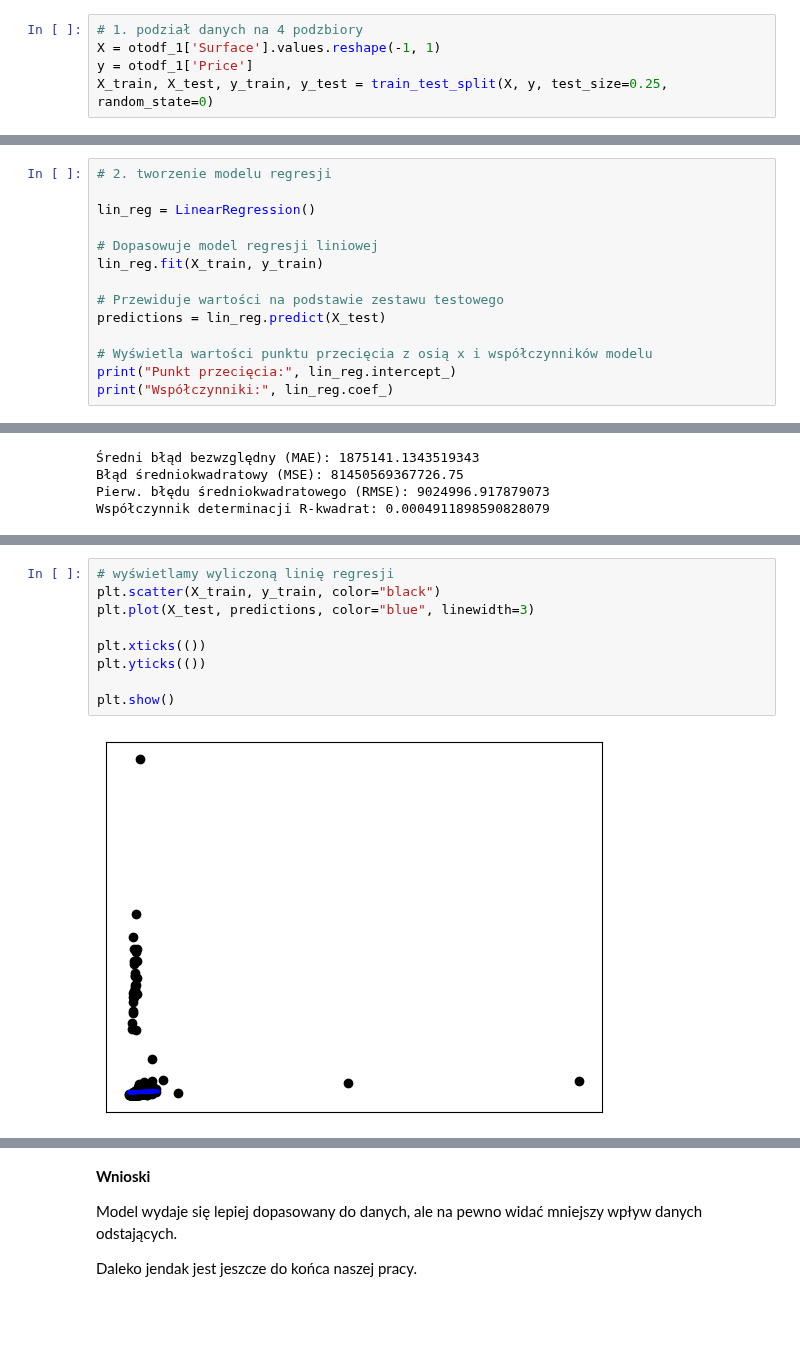
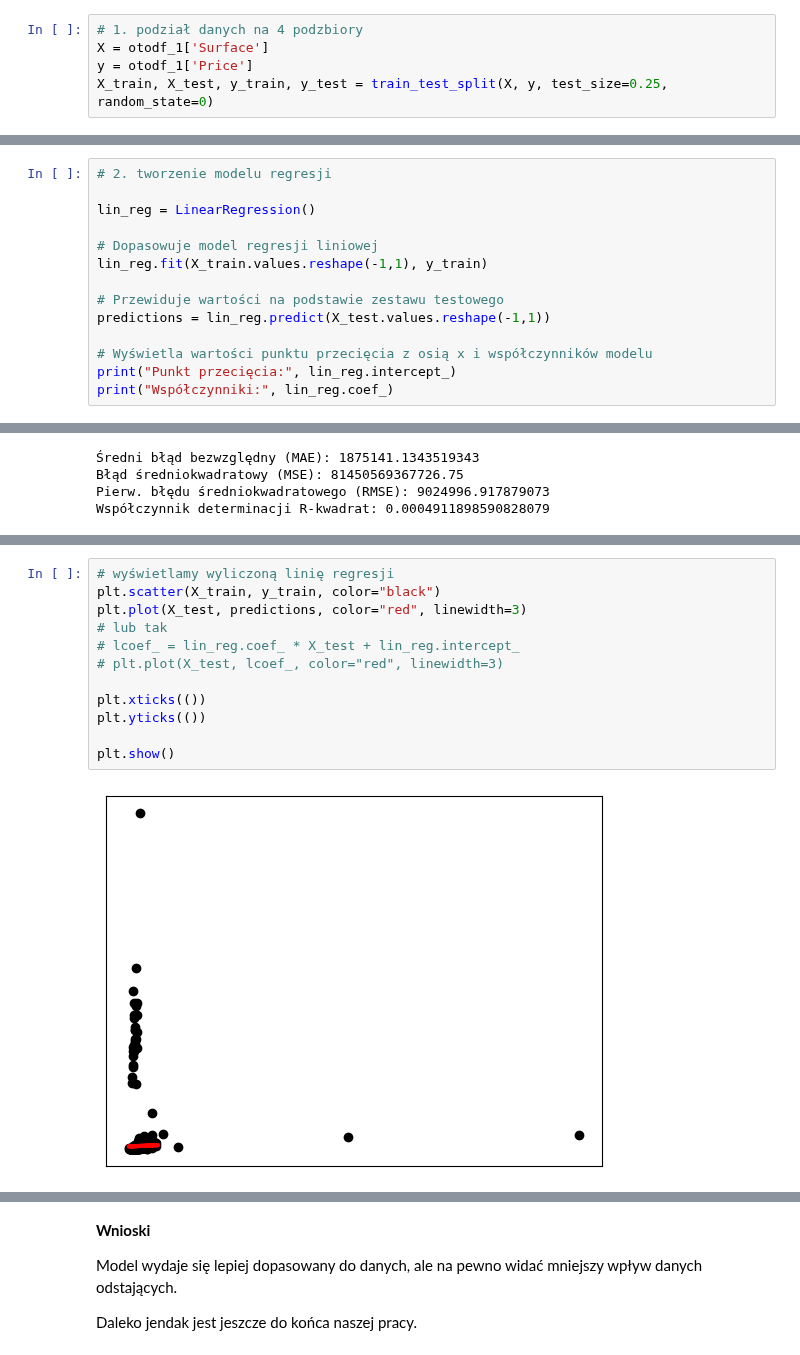
Before and after one commit to hdauharukava/swps-metody-analizy-danych, a Jupyter notebook: lab_12/lab_12.ipynb, the cells around one changed output, grey strips where cells are left out. Drawn from its saved outputs; the diff is of its cells as text; blank space fills up the shorter version.

```diff
--- a/lab_12/lab_12.ipynb
+++ b/lab_12/lab_12.ipynb
@@ -222,7 +222,7 @@ Te wartości spróbujemy wykorzystać później do porównania jakości różnyc
 Wykorzystując biblioteke `scikit-learn` stworzymy model regresji dla naszego podzbioru bez jego modyfikacji, jako model bazowy.
 # %%
 # 1. podział danych na 4 podzbiory
-X = otodf_1['Surface'].values.reshape(-1, 1)
+X = otodf_1['Surface']
 y = otodf_1['Price']
 X_train, X_test, y_train, y_test = train_test_split(X, y, test_size=0.25, random_state=0)
 # %%
@@ -236,10 +236,10 @@ sns.boxplot(X_train)
 lin_reg = LinearRegression()
 
 # Dopasowuje model regresji liniowej
-lin_reg.fit(X_train, y_train)
+lin_reg.fit(X_train.values.reshape(-1,1), y_train)
 
 # Przewiduje wartości na podstawie zestawu testowego
-predictions = lin_reg.predict(X_test)
+predictions = lin_reg.predict(X_test.values.reshape(-1,1))
 
 # Wyświetla wartości punktu przecięcia z osią x i współczynników modelu
 print("Punkt przecięcia:", lin_reg.intercept_)
@@ -266,14 +270,17 @@ Tutaj również widać, że model nie posiada wysokiej zależności liniowej, wi
 # %%
 # wyświetlamy wyliczoną linię regresji
 plt.scatter(X_train, y_train, color="black")
-plt.plot(X_test, predictions, color="blue", linewidth=3)
+plt.plot(X_test, predictions, color="red", linewidth=3)
+# lub tak
+# lcoef_ = lin_reg.coef_ * X_test + lin_reg.intercept_
+# plt.plot(X_test, lcoef_, color="red", linewidth=3)
 
 plt.xticks(())
 plt.yticks(())
 
 plt.show()
 # %% [output]
-[figure, old version]
+[figure, new version]
 # %%
 # teraz sprónujemy wykorzystać wyliczone miary wartości odstających, aby zobaczyć, czy przyniesie to lepszy wynik
 # podział danych pozostaje taki jak jest, zmodyfikujemy tylko dwa podzbiory X_train, y_train, gdyż z danych
```
Also changed, not shown: parts of 17 cells of this notebook.
